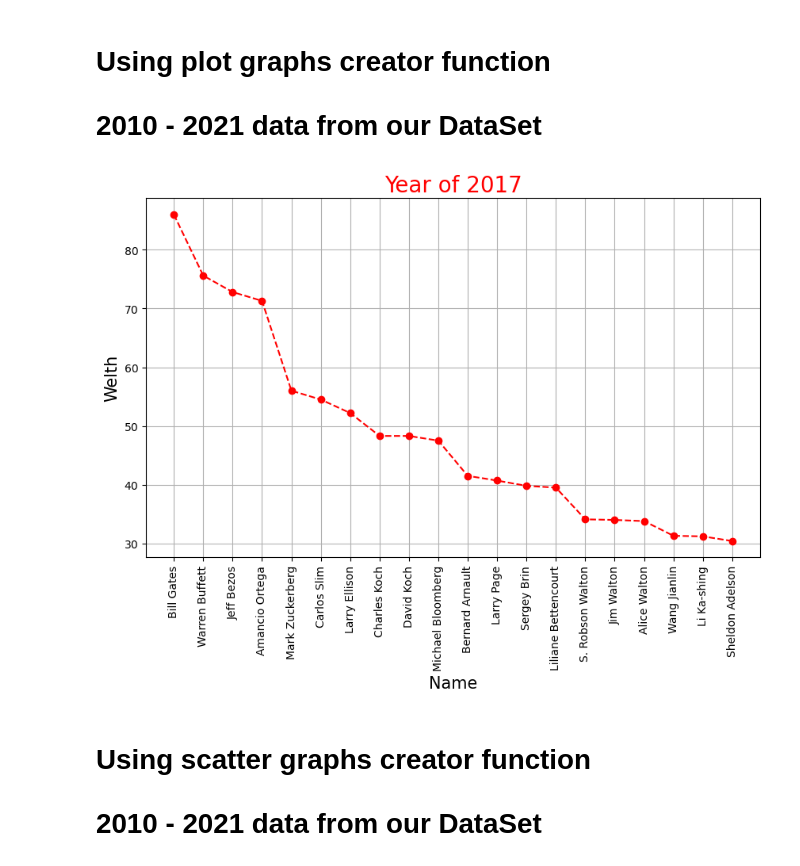
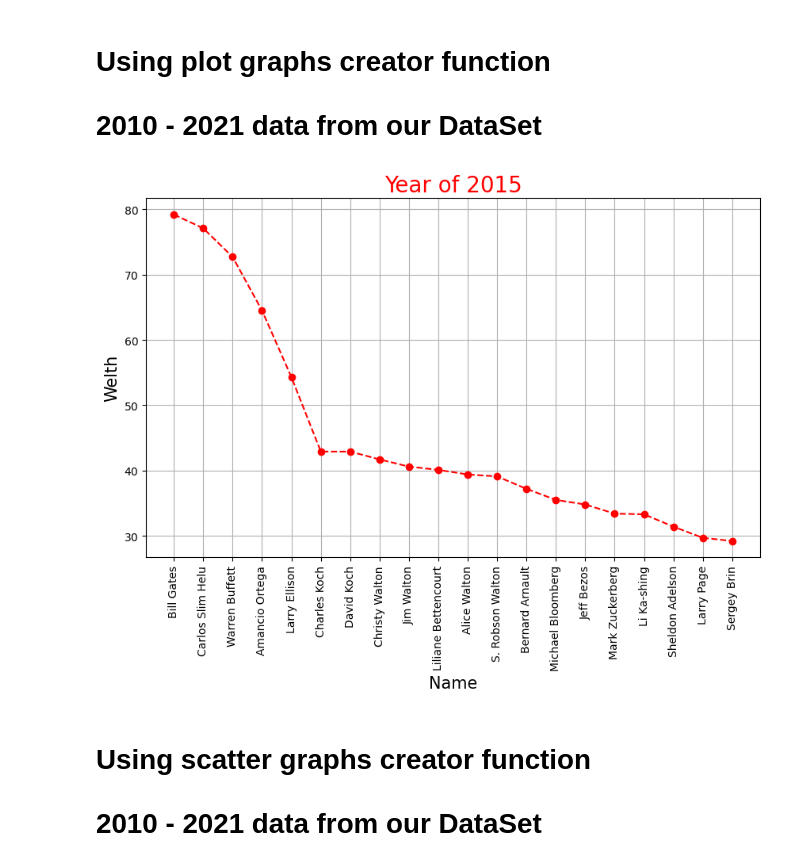
Before and after one commit to ArthasEdit/Project-for-Python, a Jupyter notebook: simple.ipynb, the cells around one changed output. Saved outputs shown, nothing was run; the diff lists cells and outputs as text; code cells hidden in the pictures.

```diff
--- a/simple.ipynb
+++ b/simple.ipynb
@@ -127,9 +127,9 @@ ls = [y10, y11, y12, y13, y14, y15, y16, y17, y18, y19, y20, y21]
 # Using plot graphs creator function
 # 2010 - 2021 data from our DataSet
 # %%
-pl1(y17, 'Year of 2017', 'red')
+pl1(y15, 'Year of 2015', 'red')
 # %% [output]
-[figure, old version]
+[figure, new version]
 # %% [markdown]
 # Using scatter graphs creator function
 # 2010 - 2021 data from our DataSet
```
Also changed, not shown: parts of 9 cells of this notebook.
